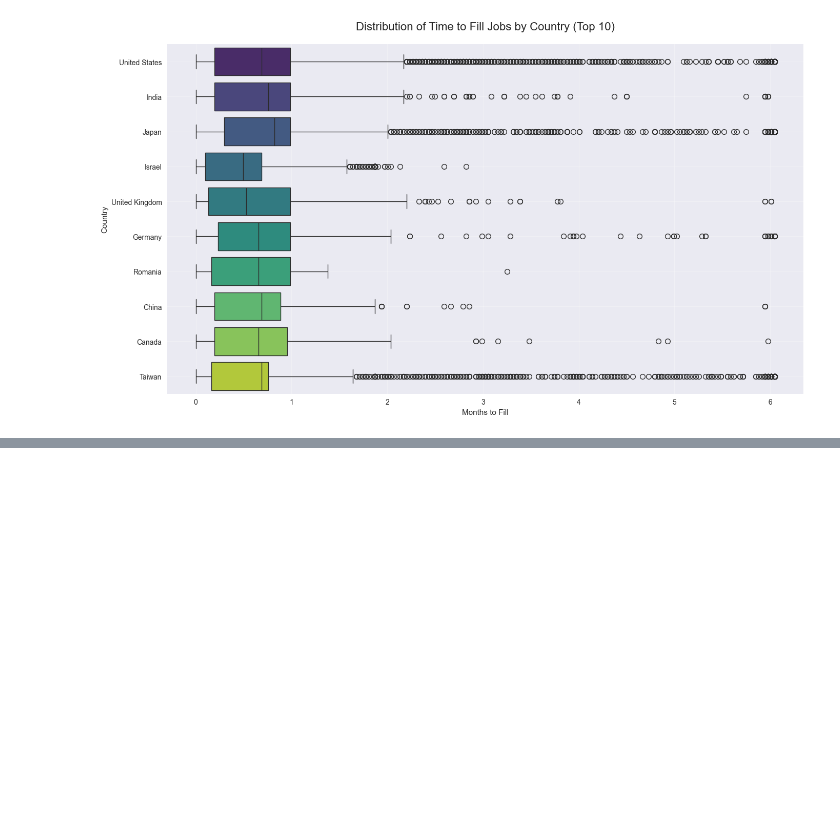
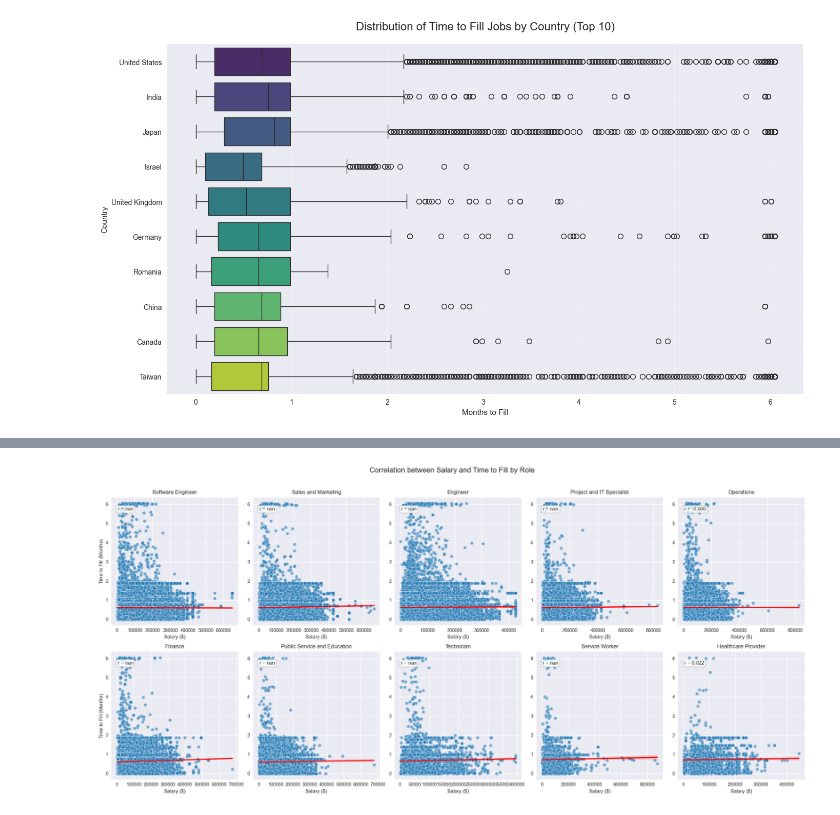
Before and after one commit to Summer99D/H1B_Newsletter, a Jupyter notebook: second.ipynb, the cells around one changed output, grey strips where cells are left out. Saved outputs shown, nothing was run; the diff lists cells and outputs as text; code cells hidden in the pictures; blank space fills up the shorter version.

```diff
--- a/second.ipynb
+++ b/second.ipynb
@@ -623,0 +873,54 @@ United Kingdom   Software Engineer            11           23975        0.05
+# %%
+# === Correlation between Salary and Time to Fill — by Role (2x5 grid) ===
+
+
+
+fig, axes = plt.subplots(2, 5, figsize=(22, 10), sharey=False)
+axes = axes.flatten()
+
+for i, role in enumerate(role_order):
+    ax = axes[i]
+    data = df_clean[df_clean['role_k10'] == role].copy()
+
+    # Scatter
+    sns.scatterplot(
+        data=data,
+        y='salary',
+        x='filling_time_months',
+        ax=ax,
+        alpha=0.6,
+        color="#1f77b4"
+    )
+
+    # Regression line
+    sns.regplot(
+        data=data,
+        y='salary',
+        x='filling_time_months',
+        ax=ax,
+        scatter=False,
+        line_kws={'color': 'red', 'linewidth': 2.5}
+    )
+
+    # Add correlation coefficient
+    r, p = stats.pearsonr(data['salary'], data['filling_time_months'])
+    ax.text(0.05, 0.9, f'r = {r:.3f}', transform=ax.transAxes,
+            fontsize=11, bbox=dict(boxstyle="round", facecolor="white", alpha=0.8))
+
+    ax.set_title(f"{role}", fontsize=12, pad=8)
+    ax.set_xlabel("Salary ($)")
+    if i % 5 == 0:
+        ax.set_ylabel("Time to Fill (Months)")
+    else:
+        ax.set_ylabel("")
+
+# Hide any extra subplot
+for j in range(len(role_order), len(axes)):
+    axes[j].set_visible(False)
+
+fig.suptitle("Correlation between Salary and Time to Fill by Role",
+             fontsize=16, y=1.02)
+plt.tight_layout()
+plt.show()
+# %% [output]
+[figure, added]
```
Also changed, not shown: parts of 26 cells of this notebook, 8 other files.
